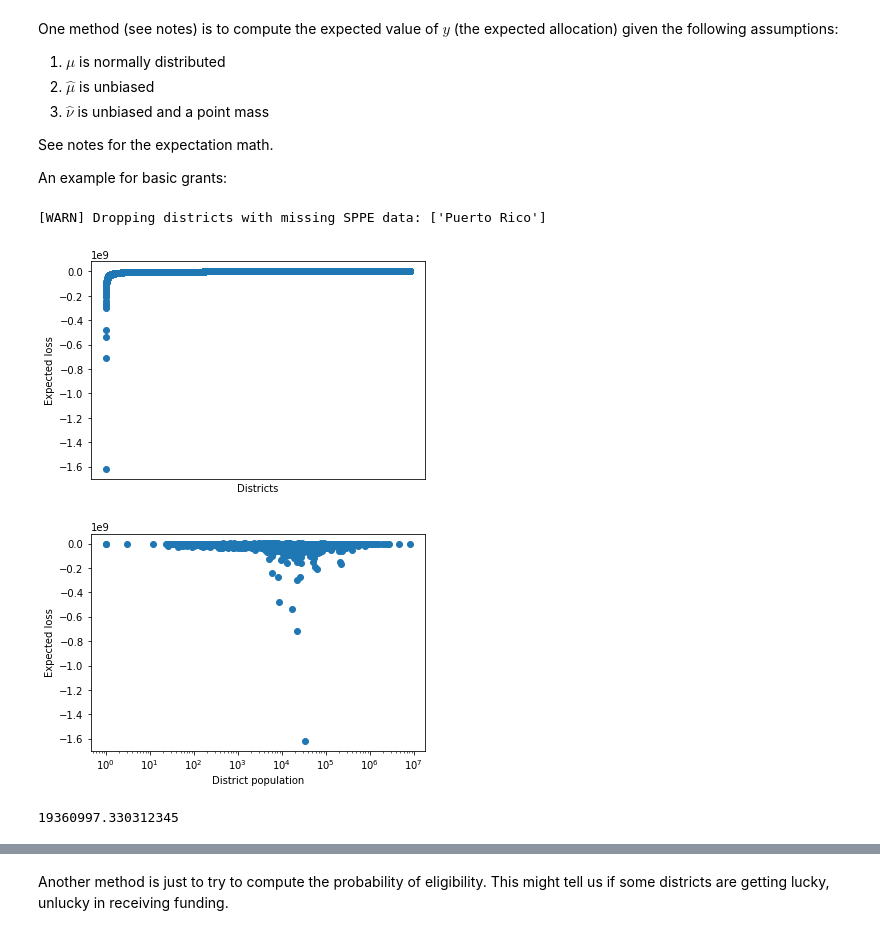
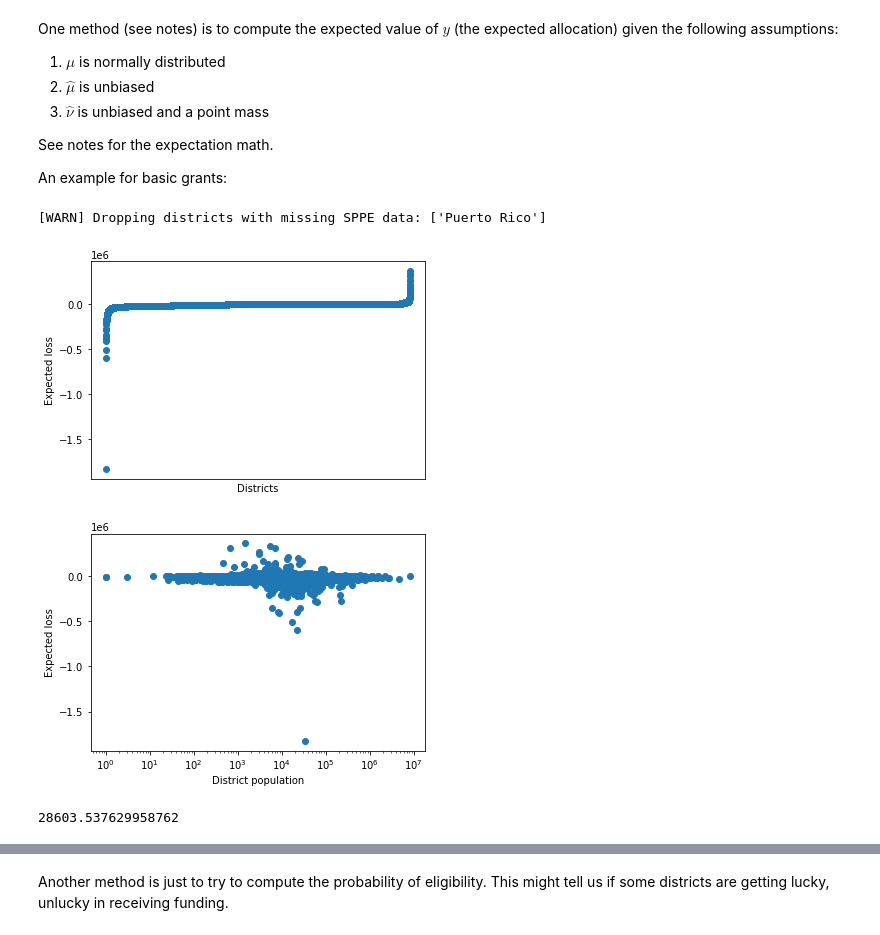
Before and after one commit to ryansteed/dp-policy, a Jupyter notebook: notebooks/titlei.ipynb, the cells around one changed output, grey strips where cells are left out. Drawn from its saved outputs; the diff is of its cells as text; code cells hidden in the pictures.

```diff
--- a/notebooks/titlei.ipynb
+++ b/notebooks/titlei.ipynb
@@ -559,34 +560,34 @@ An example for basic grants:
 # %%
 allocator = SonnenbergAuthorizer(
     data(saipe, Laplace(saipe, 2.52, 0), get_sppe("../data/sppe18.xlsx"))
 )
 allocator.calc_auth()
 allocator.calc_uncertainty()
 
 df = allocator.estimates
 
 df = df.sort_values("expected_loss_basic")
 ax = plt.gca()
 ax.axes.xaxis.set_ticks([])
 # ax.set_yscale('log')
-plt.scatter(range(len(expected_y)), df["expected_loss_basic"])
+plt.scatter(range(len(df)), df["expected_loss_basic"])
 plt.xlabel("Districts")
 plt.ylabel("Expected loss")
 plt.show()
 
 ax = plt.gca()
 ax.axes.xaxis.set_ticks([])
 plt.scatter(allocator.estimates.true_pop_total, df["expected_loss_basic"])
 ax.set_xscale('log')
 plt.xlabel("District population")
 plt.ylabel("Expected loss")
 plt.show()
 
 # RMSE
-np.sqrt(np.mean((expected_y - y_hat)**2))
+np.sqrt(np.mean((df.expected_loss_basic)**2))
 # %% [output]
 [WARN] Dropping districts with missing SPPE data: ['Puerto Rico']
-[figure, old version]
+[figure, new version]
-[figure, old version]
+[figure, new version]
-19360997.330312345
+28603.537629958762
 # %%
```
Also changed, not shown: parts of 6 cells of this notebook.
